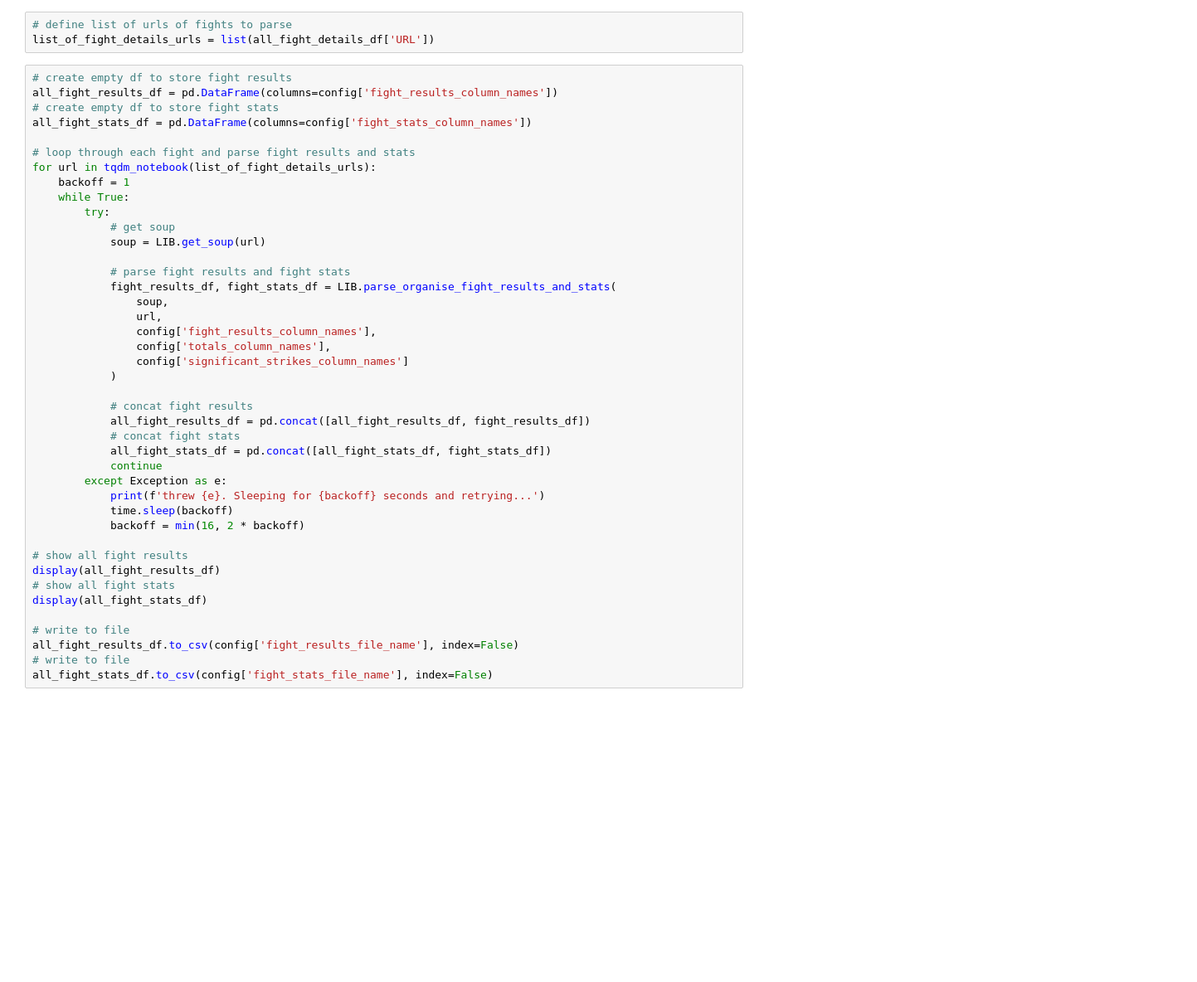
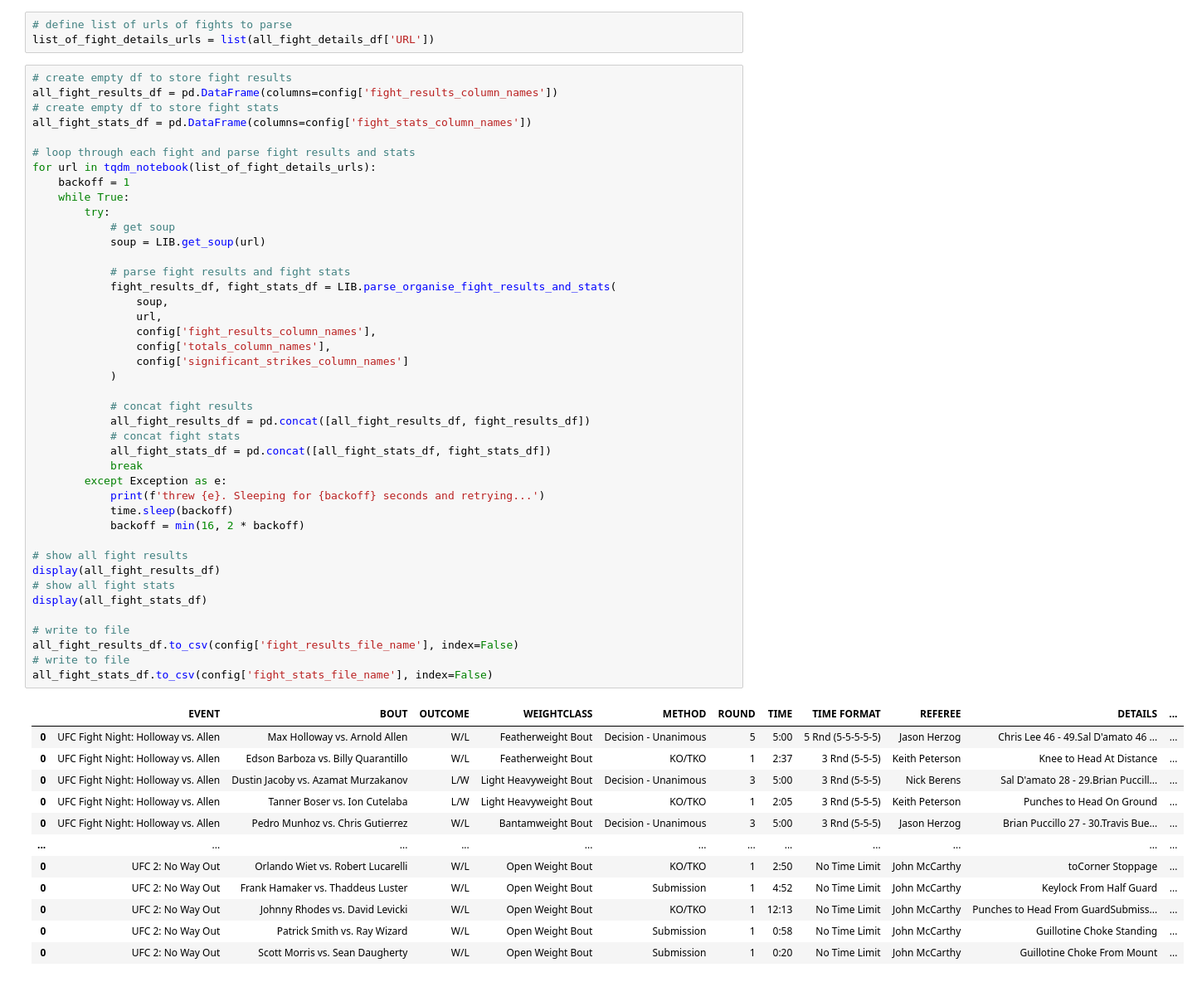
Before and after one commit to Greco1899/scrape_ufc_stats, a Jupyter notebook: scrape_ufc_stats_all_historical_data.ipynb, the cells around one changed output. Shown: that part at 83% size. Cells and saved outputs as stored; diff of their text form; blank space fills up the shorter version.

```diff
--- a/scrape_ufc_stats_all_historical_data.ipynb
+++ b/scrape_ufc_stats_all_historical_data.ipynb
@@ -194,31 +194,43 @@ for url in tqdm_notebook(list_of_fight_details_urls):
             soup = LIB.get_soup(url)
 
             # parse fight results and fight stats
             fight_results_df, fight_stats_df = LIB.parse_organise_fight_results_and_stats(
                 soup,
                 url,
                 config['fight_results_column_names'],
                 config['totals_column_names'],
                 config['significant_strikes_column_names']
             )
 
             # concat fight results
             all_fight_results_df = pd.concat([all_fight_results_df, fight_results_df])
             # concat fight stats
             all_fight_stats_df = pd.concat([all_fight_stats_df, fight_stats_df])
-            continue
+            break
         except Exception as e:
             print(f'threw {e}. Sleeping for {backoff} seconds and retrying...')
             time.sleep(backoff)
             backoff = min(16, 2 * backoff)
 
 # show all fight results
 display(all_fight_results_df)
 # show all fight stats
 display(all_fight_stats_df)
 
 # write to file
 all_fight_results_df.to_csv(config['fight_results_file_name'], index=False)
 # write to file
 all_fight_stats_df.to_csv(config['fight_stats_file_name'], index=False)
 # %% [output]
+|  | EVENT | BOUT | OUTCOME | WEIGHTCLASS | METHOD | ROUND | TIME | TIME FORMAT | REFEREE | DETAILS | ... |
+| 0 | UFC Fight Night: Holloway vs. Allen | Max Holloway vs. Arnold Allen | W/L | Featherweight Bout | Decision - Unanimous | 5 | 5:00 | 5 Rnd (5-5-5-5-5) | Jason Herzog | Chris Lee 46 - 49.Sal D'amato 46 ... | ... |
+| 0 | UFC Fight Night: Holloway vs. Allen | Edson Barboza vs. Billy Quarantillo | W/L | Featherweight Bout | KO/TKO | 1 | 2:37 | 3 Rnd (5-5-5) | Keith Peterson | Knee to Head At Distance | ... |
+| 0 | UFC Fight Night: Holloway vs. Allen | Dustin Jacoby vs. Azamat Murzakanov | L/W | Light Heavyweight Bout | Decision - Unanimous | 3 | 5:00 | 3 Rnd (5-5-5) | Nick Berens | Sal D'amato 28 - 29.Brian Puccill... | ... |
+| 0 | UFC Fight Night: Holloway vs. Allen | Tanner Boser vs. Ion Cutelaba | L/W | Light Heavyweight Bout | KO/TKO | 1 | 2:05 | 3 Rnd (5-5-5) | Keith Peterson | Punches to Head On Ground | ... |
+| 0 | UFC Fight Night: Holloway vs. Allen | Pedro Munhoz vs. Chris Gutierrez | W/L | Bantamweight Bout | Decision - Unanimous | 3 | 5:00 | 3 Rnd (5-5-5) | Jason Herzog | Brian Puccillo 27 - 30.Travis Bue... | ... |
+| ... | ... | ... | ... | ... | ... | ... | ... | ... | ... | ... | ... |
+| 0 | UFC 2: No Way Out | Orlando Wiet vs. Robert Lucarelli | W/L | Open Weight Bout | KO/TKO | 1 | 2:50 | No Time Limit | John McCarthy | toCorner Stoppage | ... |
+| 0 | UFC 2: No Way Out | Frank Hamaker vs. Thaddeus Luster | W/L | Open Weight Bout | Submission | 1 | 4:52 | No Time Limit | John McCarthy | Keylock From Half Guard | ... |
+| 0 | UFC 2: No Way Out | Johnny Rhodes vs. David Levicki | W/L | Open Weight Bout | KO/TKO | 1 | 12:13 | No Time Limit | John McCarthy | Punches to Head From GuardSubmiss... | ... |
+| 0 | UFC 2: No Way Out | Patrick Smith vs. Ray Wizard | W/L | Open Weight Bout | Submission | 1 | 0:58 | No Time Limit | John McCarthy | Guillotine Choke Standing | ... |
+| 0 | UFC 2: No Way Out | Scott Morris vs. Sean Daugherty | W/L | Open Weight Bout | Submission | 1 | 0:20 | No Time Limit | John McCarthy | Guillotine Choke From Mount | ... |
```
Also changed, not shown: parts of 1 cell of this notebook, 2 other files.
